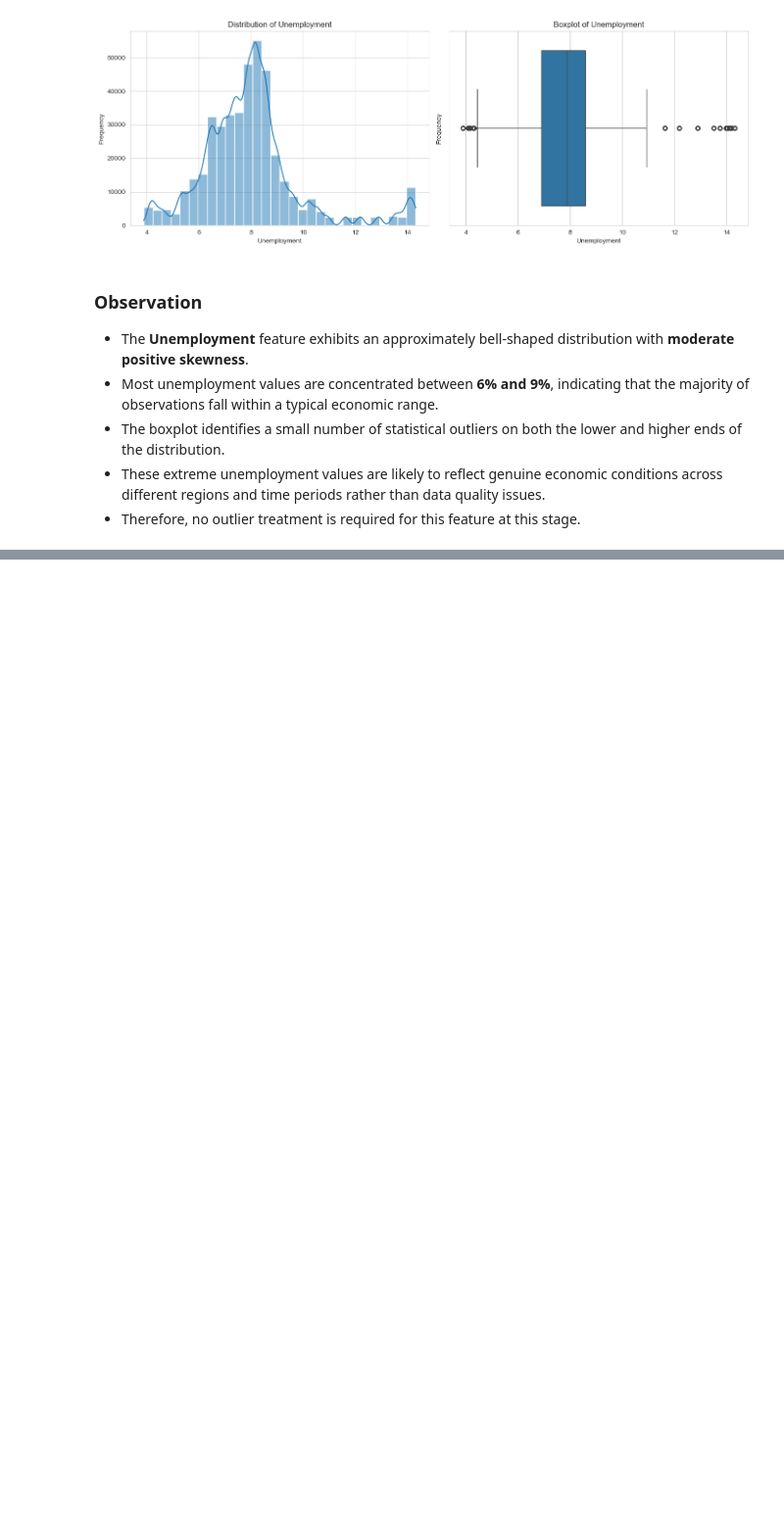
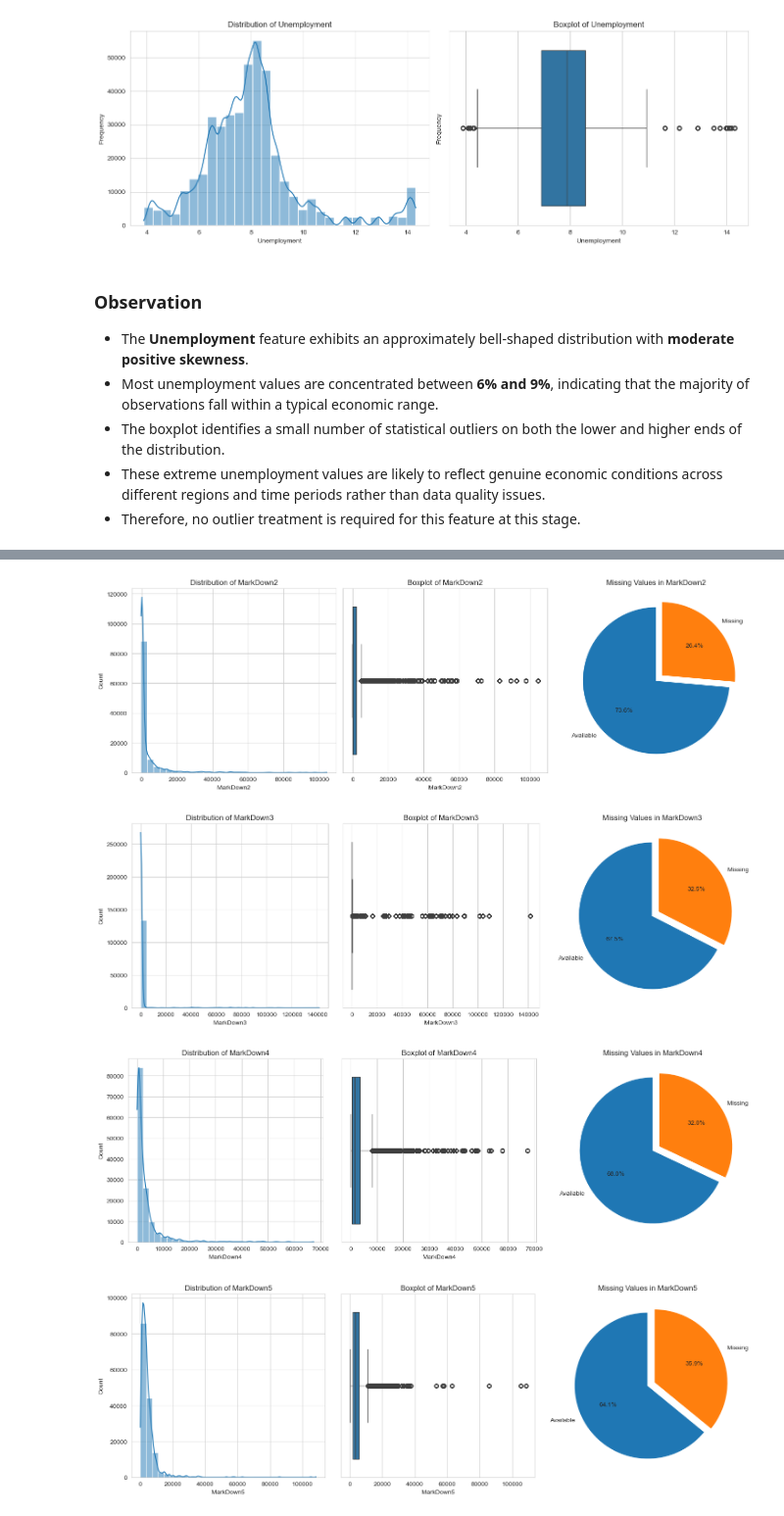
Before and after one commit to sauryaprakash004-crypto/Python, a Jupyter notebook: Classes/eda.ipynb, the cells around one changed output, grey strips where cells are left out. Shown at 98% size. Saved outputs shown, nothing was run; the diff lists cells and outputs as text; code cells hidden in the pictures; blank space fills up the shorter version.

```diff
--- a/Classes/eda.ipynb
+++ b/Classes/eda.ipynb
@@ -507,0 +630,55 @@ plt.show()
+# %%
+markdown_features = [
+    'MarkDown2',
+    'MarkDown3',
+    'MarkDown4',
+    'MarkDown5'
+]
+
+for feature in markdown_features:
+
+    plt.figure(figsize=(15,5))
+
+    # Histogram
+    plt.subplot(1,3,1)
+
+    sns.histplot(
+        data=df,
+        x=feature,
+        bins=30,
+        kde=True
+    )
+
+    plt.title(f"Distribution of {feature}")
+
+    # Boxplot
+    plt.subplot(1,3,2)
+
+    sns.boxplot(
+        x=df[feature]
+    )
+
+    plt.title(f"Boxplot of {feature}")
+
+    # Missing Values Pie Chart
+    plt.subplot(1,3,3)
+
+    missing = df[feature].isnull().value_counts()
+
+    plt.pie(
+        missing,
+        labels=['Available', 'Missing'],
+        autopct='%1.1f%%',
+        startangle=90,
+        explode=[0,0.1]
+    )
+
+    plt.title(f"Missing Values in {feature}")
+
+    plt.tight_layout()
+    plt.show()
+# %% [output]
+[figure, added]
+[figure, added]
+[figure, added]
+[figure, added]
```
Also changed, not shown: parts of 14 cells of this notebook.
